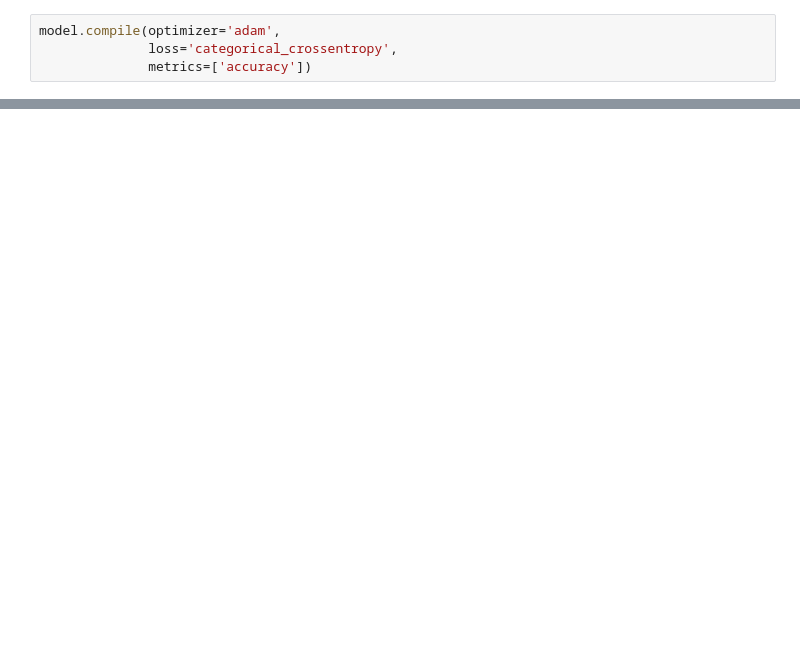
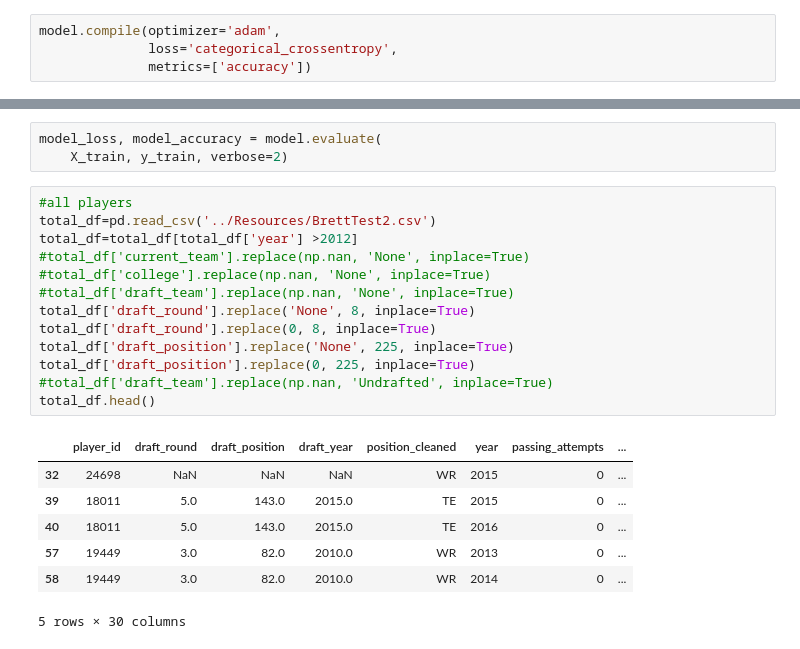
Before and after one commit to brettrchadwick/FantasyFootballProjections, a Jupyter notebook: ETL/NeuralNetwork.ipynb, the cells around one changed output, grey strips where cells are left out. Cells and saved outputs as stored; diff of their text form; blank space fills up the shorter version.

```diff
--- a/ETL/NeuralNetwork.ipynb
+++ b/ETL/NeuralNetwork.ipynb
@@ -196,0 +185,24 @@ model_loss, model_accuracy = model.evaluate(
+# %%
+model_loss, model_accuracy = model.evaluate(
+    X_train, y_train, verbose=2)
+# %%
+#all players
+total_df=pd.read_csv('../Resources/BrettTest2.csv')
+total_df=total_df[total_df['year'] >2012]
+#total_df['current_team'].replace(np.nan, 'None', inplace=True)
+#total_df['college'].replace(np.nan, 'None', inplace=True)
+#total_df['draft_team'].replace(np.nan, 'None', inplace=True)
+total_df['draft_round'].replace('None', 8, inplace=True)
+total_df['draft_round'].replace(0, 8, inplace=True)
+total_df['draft_position'].replace('None', 225, inplace=True)
+total_df['draft_position'].replace(0, 225, inplace=True)
+#total_df['draft_team'].replace(np.nan, 'Undrafted', inplace=True)
+total_df.head()
+# %% [output]
+|  | player_id | draft_round | draft_position | draft_year | position_cleaned | year | passing_attempts | ... |
+| 32 | 24698 | NaN | NaN | NaN | WR | 2015 | 0 | ... |
+| 39 | 18011 | 5.0 | 143.0 | 2015.0 | TE | 2015 | 0 | ... |
+| 40 | 18011 | 5.0 | 143.0 | 2015.0 | TE | 2016 | 0 | ... |
+| 57 | 19449 | 3.0 | 82.0 | 2010.0 | WR | 2013 | 0 | ... |
+| 58 | 19449 | 3.0 | 82.0 | 2010.0 | WR | 2014 | 0 | ... |
+5 rows × 30 columns
```
Also changed, not shown: parts of 29 cells of this notebook, 11 other files.
